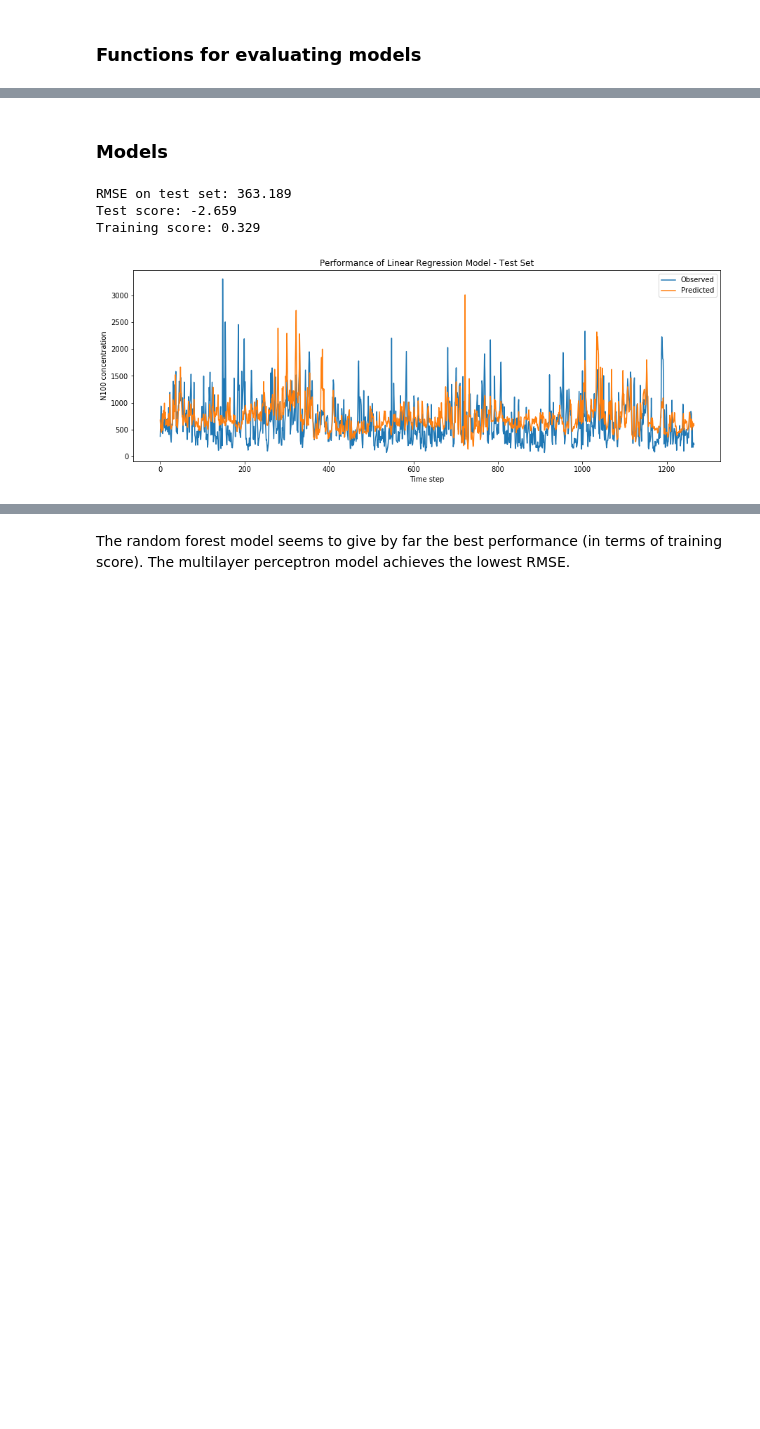
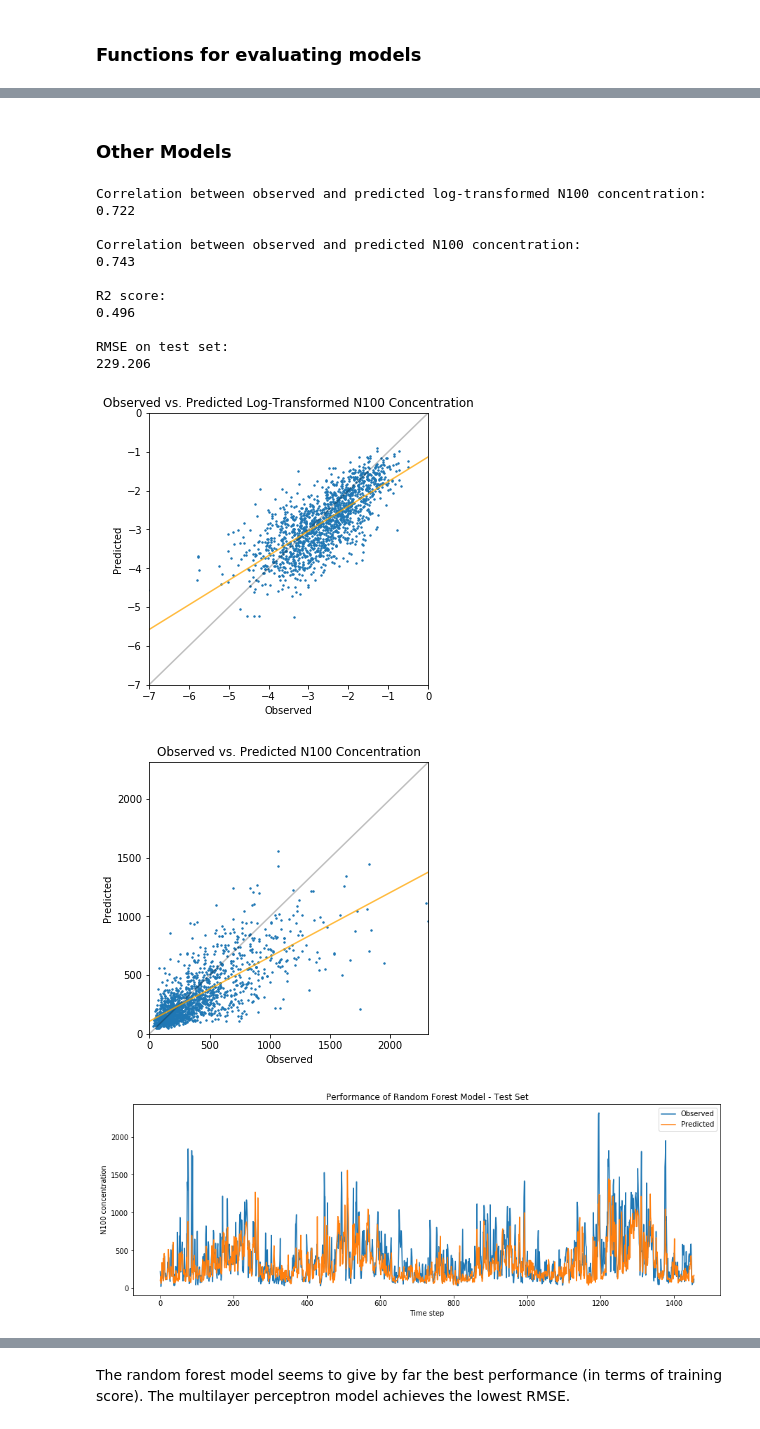
Before and after one commit to ellarauth/aerosol-modeling, a Jupyter notebook: notebooks/explore.ipynb, the cells around one changed output, grey strips where cells are left out. Saved outputs shown, nothing was run; the diff lists cells and outputs as text; code cells hidden in the pictures; blank space fills up the shorter version.

```diff
--- a/notebooks/explore.ipynb
+++ b/notebooks/explore.ipynb
@@ -68,0 +74,6 @@ city
+# %%
+print('All cities:')
+print(cities.city.unique(), '\n')
+
+city = cities.city[8]
+print('Selected:', city)
@@ -276,7 +311,8 @@ Using the log-transform actually made the correlations stronger. (When also usin
 ## Simple Scikit Learn Models
 ### Preparing the data
 # %%
-df_comb = pd.DataFrame(np.array([df_log_subset.concentration, df_scaled_subset.t, df_log_subset.co]).T)
+df_comb = pd.DataFrame(np.array([df_log_subset.concentration, df_scaled_subset.t, df_log_subset.co,
+                                 df_scaled_subset.woy_sin, df_scaled_subset.woy_cos]).T)
 df_comb.columns = df.columns.values
 df_comb.head()
 # %% [output]
@@ -290,11 +326,16 @@ df_comb.head()
 # splitting the data into training, testing, and validation sets
 split = int(len(df_comb) * 0.75)
 
-y_train, y_test = df_comb.concentration[0:split], df_subset.concentration[split:len(df_subset)]
+y_train= df_comb.concentration[0:split]
+y_test = df_subset.concentration[split:len(df_subset)]
+log_y_test = df_comb.concentration[split:len(df_subset)]
+
 y_test = y_test.reset_index(drop=True)
+log_y_test = log_y_test.reset_index(drop=True)
 
-X_train = df_comb[['t', 'co']][0:split]
-X_test = df_comb[['t', 'co']][split:len(df_comb)]
+predictors = ['t', 'co', 'woy_sin', 'woy_cos']
+X_train = df_comb[predictors][0:split]
+X_test = df_comb[predictors][split:len(df_comb)]
 X_test = X_test.reset_index(drop=True)
 # %% [markdown]
 ### Functions for evaluating models
@@ -311,11 +351,0 @@ def rev_trans(predictions):
-# %%
-# evaluating the performance of the model
-def eval_model(predictions, model):
-    error = np.sqrt(mean_squared_error(y_test, predictions))
-    print('RMSE on test set: %.3f' % error)
-
-    test_score = model.score(X_test, y_test)
-    print('Test score: %.3f' % test_score)
-
-    training_score = model.score(X_train, y_train)
-    print('Training score: %.3f' % training_score)
@@ -331,15 +462,29 @@ def plot_results(name, predictions):
 # %% [markdown]
-### Models
+### Other Models
 # %%
-# Linear Regression
-model = LinearRegression().fit(X_train, y_train)
+# Random Forest
+model = RandomForestRegressor(n_estimators=15).fit(X_train, y_train)
 predictions = model.predict(X_test)
+
+# model evaluation
+log_log_eval(predictions)
+
 predictions = rev_trans(predictions)
-
+corr_eval(predictions)
 eval_model(predictions, model)
-plot_results('Linear Regression', predictions)
+plot_results('Random Forest', predictions)
 # %% [output]
-RMSE on test set: 363.189
-Test score: -2.659
-Training score: 0.329
+Correlation between observed and predicted log-transformed N100 concentration:
+0.722
+
+Correlation between observed and predicted N100 concentration:
+0.743
+
+R2 score:
+0.496
+
+RMSE on test set:
+229.206
-[figure, old version]
+[figure, new version]
+[figure, added]
+[figure, added]
```
Also changed, not shown: parts of 29 cells of this notebook.
